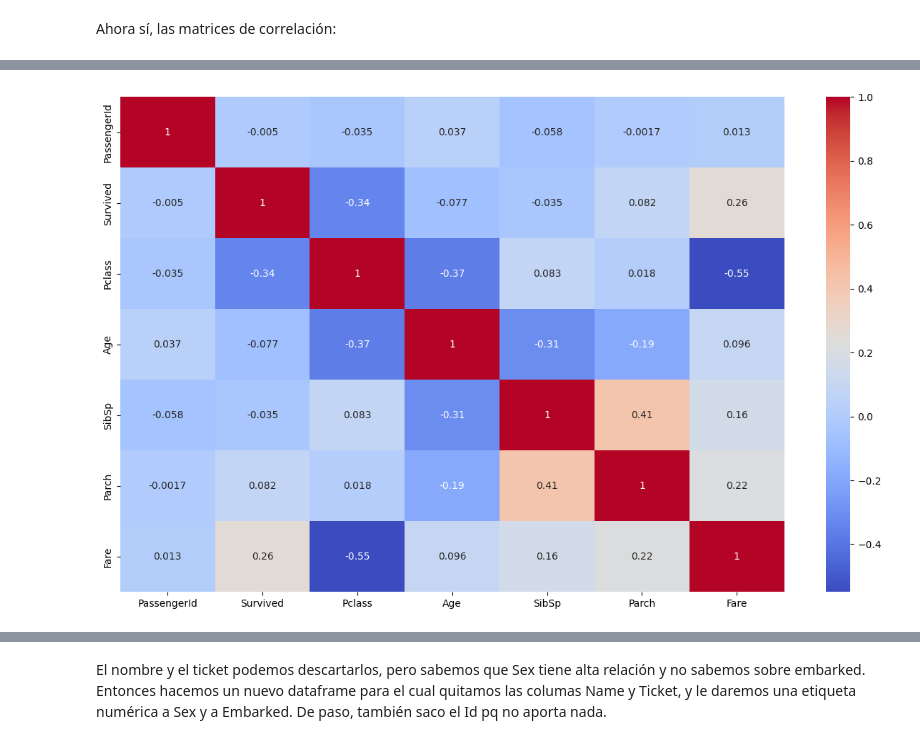
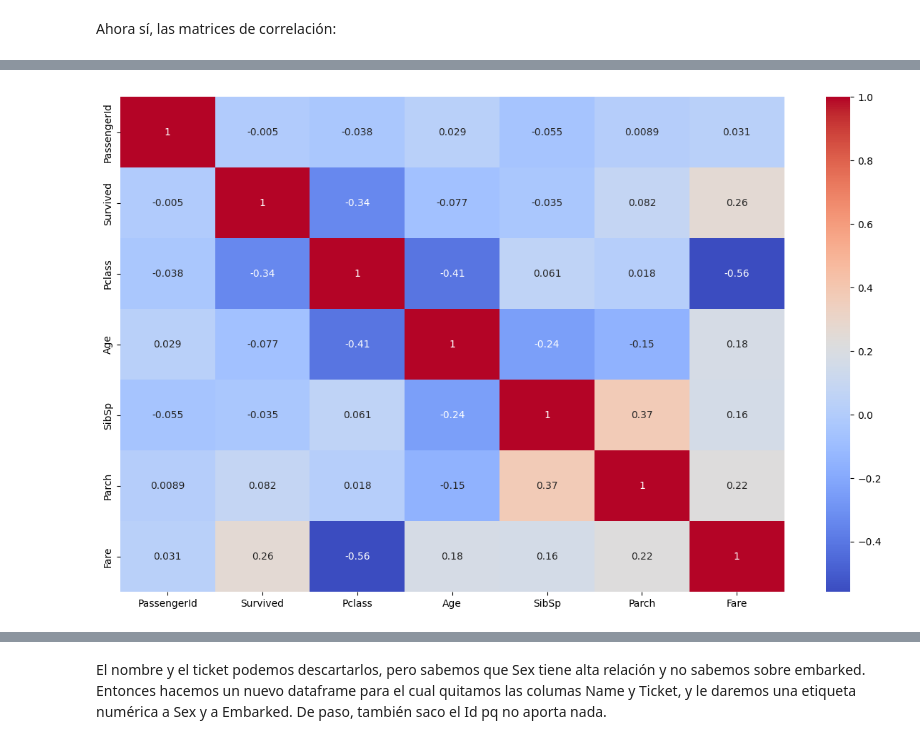
Before and after one commit to nc-arg/kaggle-titanic, a Jupyter notebook: 0_titanic_exploracion.ipynb, the cells around one changed output, grey strips where cells are left out. Saved outputs shown, nothing was run; the diff lists cells and outputs as text; code cells hidden in the pictures.

Commit message:
Actualizaciones para generar también el test_code.csv

```diff
--- a/0_titanic_exploracion.ipynb
+++ b/0_titanic_exploracion.ipynb
@@ -279,0 +283,4 @@ pero para eso es necesario limpiar un poco los datos
+# %%
+df = pd.concat([train, test], axis=0)
+df = df.reset_index(drop=True)
+df.head()
@@ -299,3 +313,3 @@ Hay 687 pasajeros que no tienen información sobre la cabina. Por lo tanto desca
 # %%
-train = train.drop(columns=['Cabin'], axis=1)
+df = df.drop(columns=['Cabin'], axis=1)
 # %%
@@ -337,7 +351,7 @@ train.Embarked.mode()[0]
 # %% [markdown]
 Luego, para rellenar las columnas con ese dato:
 # %%
-train.Embarked[train.Embarked.isnull()]=train.Embarked.mode()[0]
-train.loc[[61,829]]
+df.Embarked[df.Embarked.isnull()]=df.Embarked.mode()[0]
+df.loc[[61,829]]
 # %% [output]
 |  | PassengerId | Survived | Pclass | Name | Sex | Age | SibSp | Parch | Ticket | Fare | ... |
@@ -364,0 +382,2 @@ Relación de datos que les falta la edad:
+# %%
+df.Fare[df.Fare.isnull()]=np.mean(df[(df.Pclass==3)].Fare)
@@ -403,7 +448,7 @@ Ahora sí, las matrices de correlación:
 # %%
-corr = train.corr()
+corr = df.corr() # Con edades faltantes
 plt.figure(figsize=(15, 9))
 sns.heatmap(corr, annot=True, cmap='coolwarm')
 plt.show()
 # %% [output]
-[figure, old version]
+[figure, new version]
```
Also changed, not shown: parts of 44 cells of this notebook, 2 other files.
